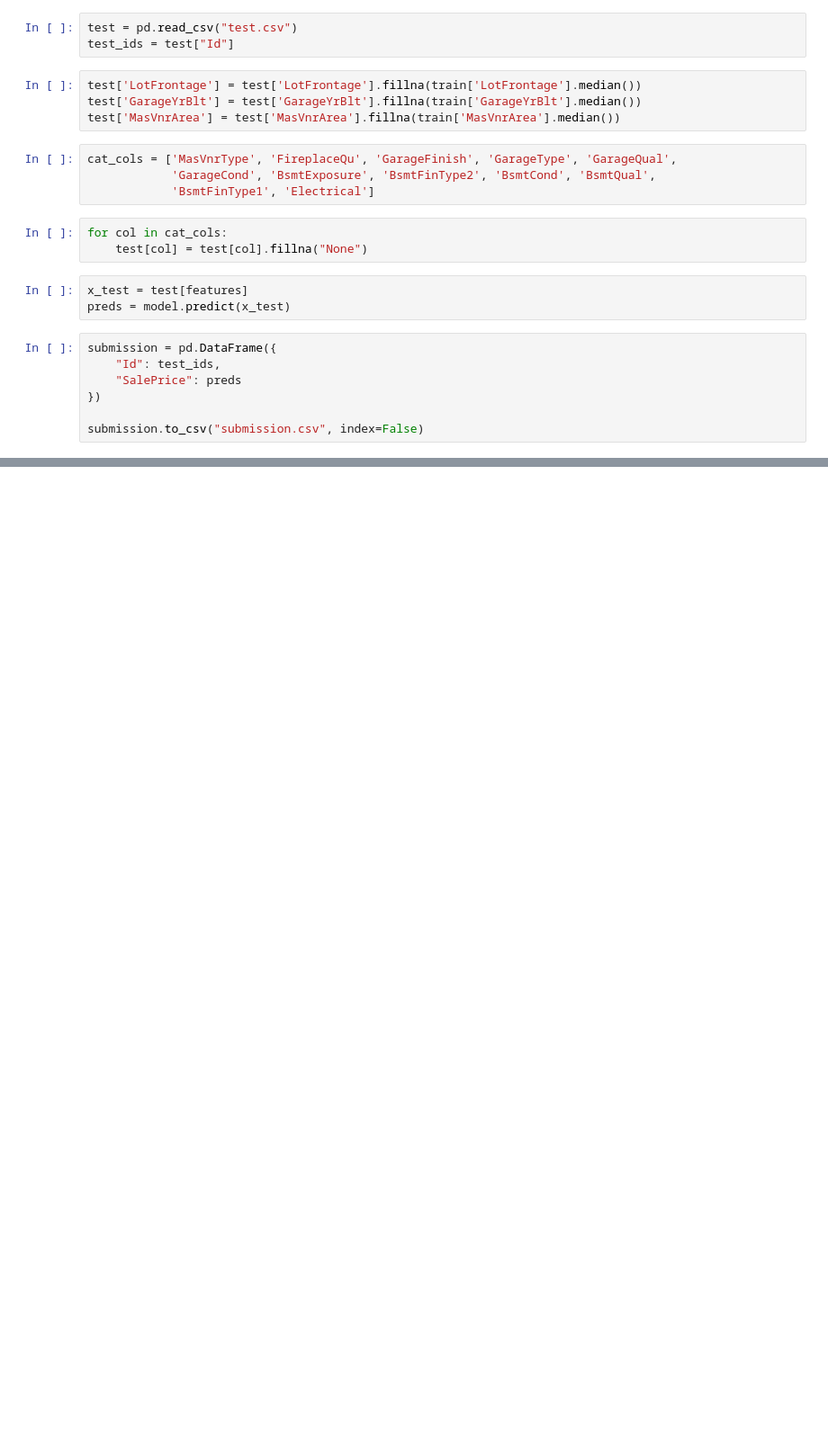
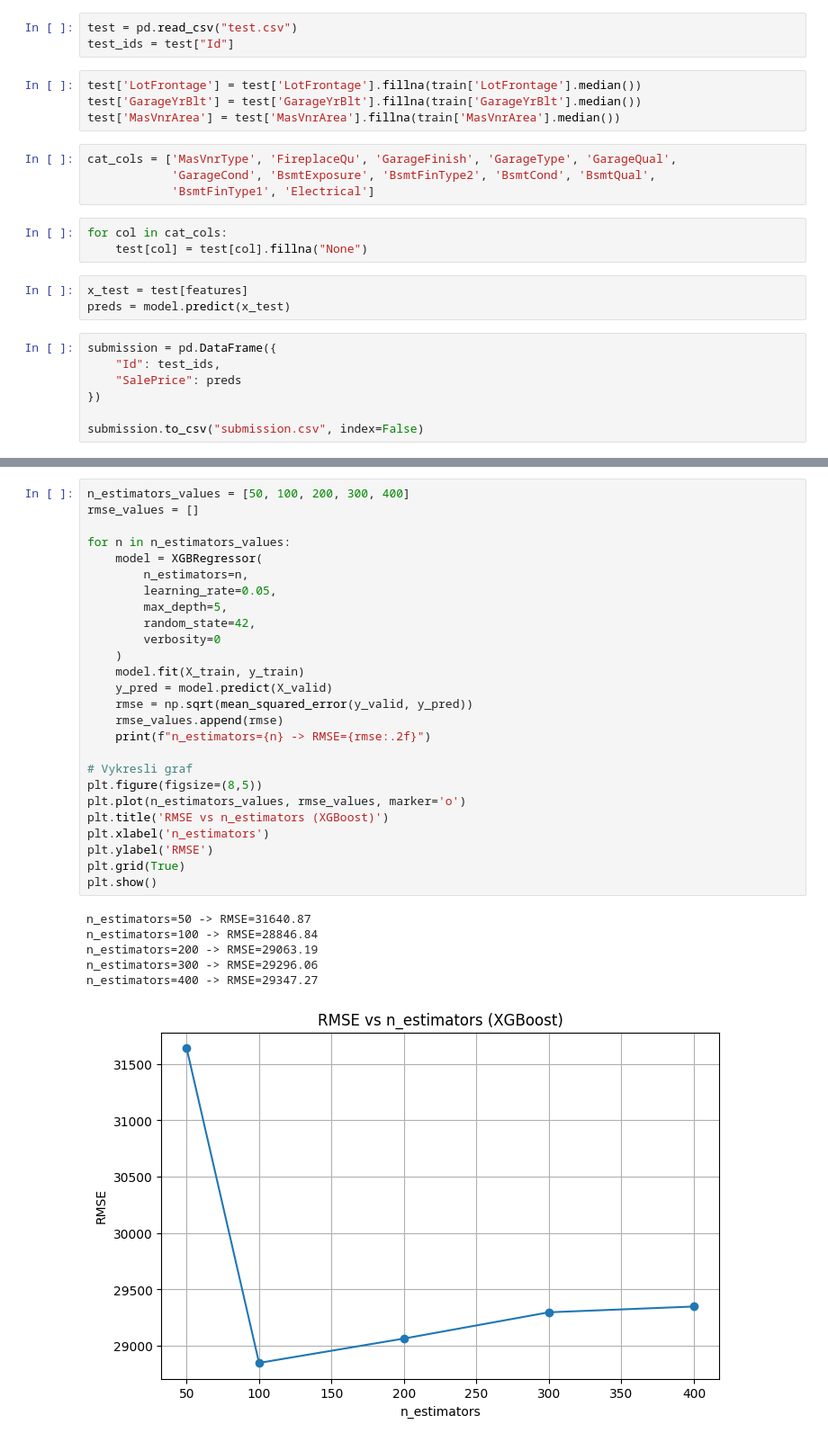
Before and after one commit to dddejvo/house-price-prediction, a Jupyter notebook: house_pricing.ipynb, the cells around one changed output, grey strips where cells are left out. Shown at 90% size. Cells and saved outputs as stored; diff of their text form; blank space fills up the shorter version.

```diff
--- a/house_pricing.ipynb
+++ b/house_pricing.ipynb
@@ -294,0 +321,33 @@ submission.to_csv("submission.csv", index=False)
+# %%
+n_estimators_values = [50, 100, 200, 300, 400]
+rmse_values = []
+
+for n in n_estimators_values:
+    model = XGBRegressor(
+        n_estimators=n,
+        learning_rate=0.05,
+        max_depth=5,
+        random_state=42,
+        verbosity=0
+    )
+    model.fit(X_train, y_train)
+    y_pred = model.predict(X_valid)
+    rmse = np.sqrt(mean_squared_error(y_valid, y_pred))
+    rmse_values.append(rmse)
+    print(f"n_estimators={n} -> RMSE={rmse:.2f}")
+
+# Vykresli graf
+plt.figure(figsize=(8,5))
+plt.plot(n_estimators_values, rmse_values, marker='o')
+plt.title('RMSE vs n_estimators (XGBoost)')
+plt.xlabel('n_estimators')
+plt.ylabel('RMSE')
+plt.grid(True)
+plt.show()
+# %% [output]
+n_estimators=50 -> RMSE=31640.87
+n_estimators=100 -> RMSE=28846.84
+n_estimators=200 -> RMSE=29063.19
+n_estimators=300 -> RMSE=29296.06
+n_estimators=400 -> RMSE=29347.27
+[figure, added]
```
Also changed, not shown: parts of 4 cells of this notebook.
